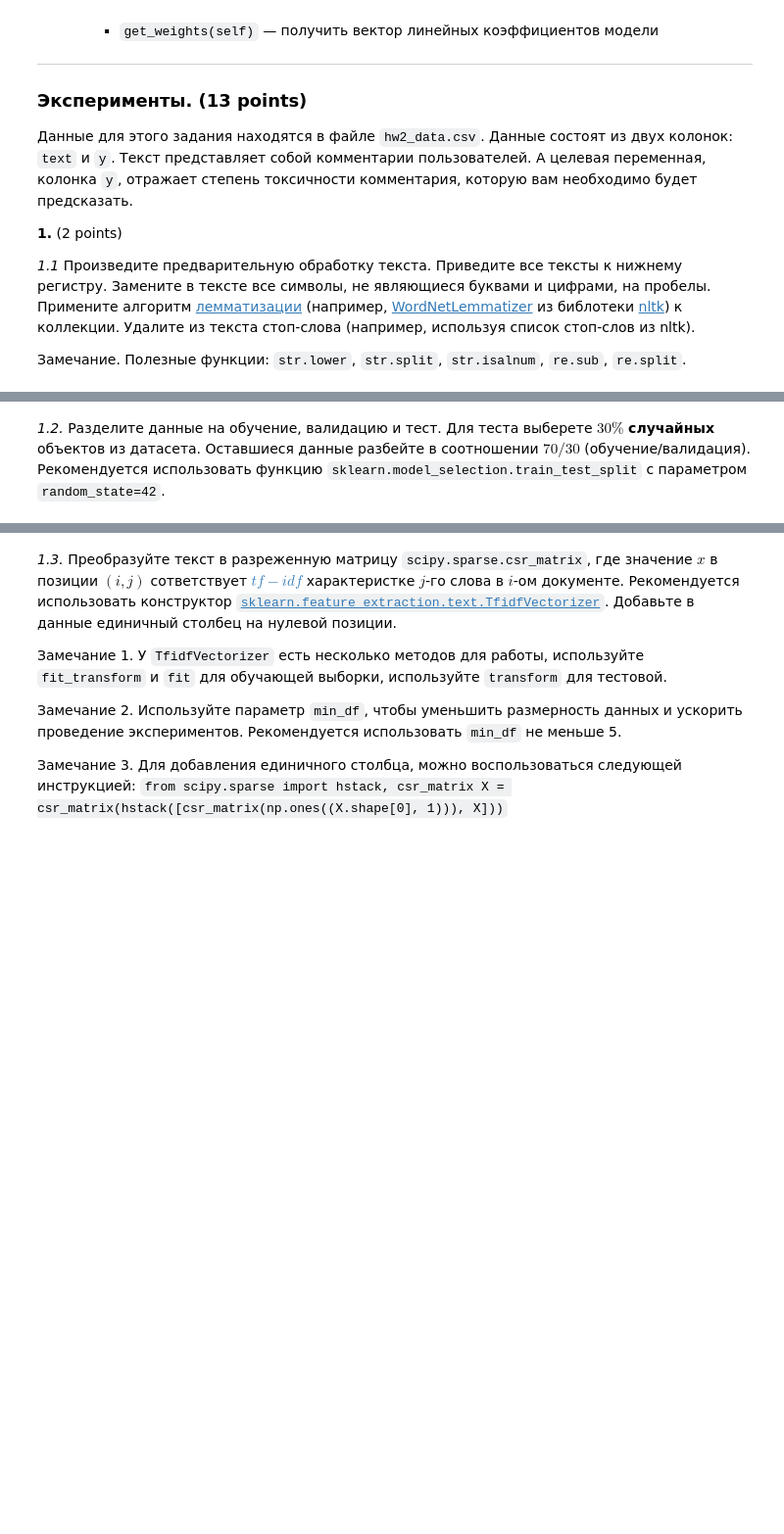
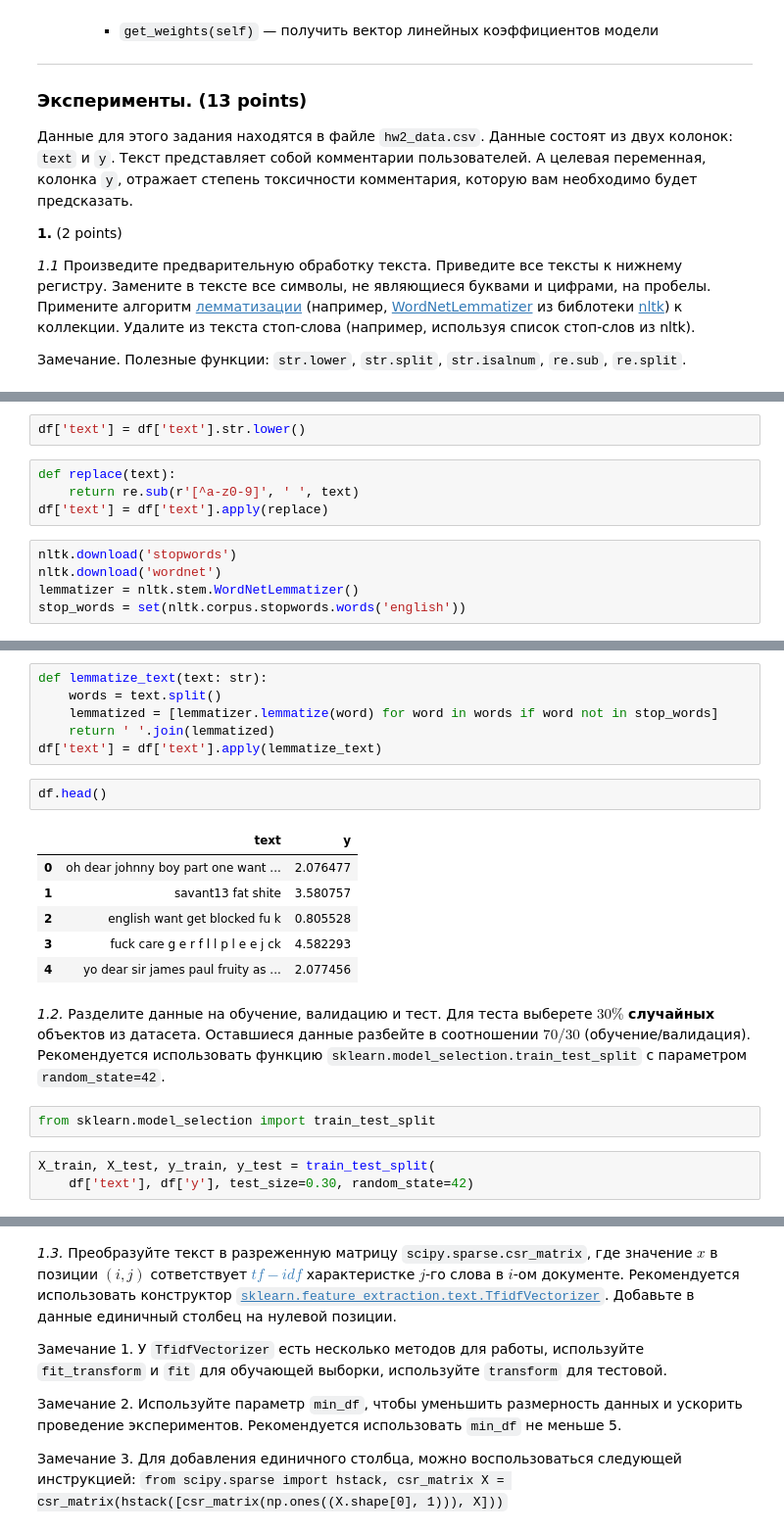
Before and after one commit to VictoryaChelina/ISP_ML1_2025_st, a Jupyter notebook: hw/hw2/ISP_HW2_LinearModel&Metrics.ipynb, the cells around one changed output, grey strips where cells are left out. Shown: that part at 98% size. Saved outputs shown, nothing was run; the diff lists cells and outputs as text; blank space fills up the shorter version.

```diff
--- a/hw/hw2/ISP_HW2_LinearModel&Metrics.ipynb
+++ b/hw/hw2/ISP_HW2_LinearModel&Metrics.ipynb
@@ -134,0 +142,11 @@ $$L(X,y,w, \lambda) = \dfrac{1}{N} \| Xw - y \|_2^2 + \lambda \|w\|_2^2$$
+# %%
+df['text'] = df['text'].str.lower()
+# %%
+def replace(text):
+    return re.sub(r'[^a-z0-9]', ' ', text)
+df['text'] = df['text'].apply(replace)
+# %%
+nltk.download('stopwords')
+nltk.download('wordnet')
+lemmatizer = nltk.stem.WordNetLemmatizer()
+stop_words = set(nltk.corpus.stopwords.words('english'))
@@ -135,2 +160,22 @@ $$L(X,y,w, \lambda) = \dfrac{1}{N} \| Xw - y \|_2^2 + \lambda \|w\|_2^2$$
+# %%
+def lemmatize_text(text: str):
+    words = text.split()
+    lemmatized = [lemmatizer.lemmatize(word) for word in words if word not in stop_words]
+    return ' '.join(lemmatized)
+df['text'] = df['text'].apply(lemmatize_text)
+# %%
+df.head()
+# %% [output]
+|  | text | y |
+| 0 | oh dear johnny boy part one want ... | 2.076477 |
+| 1 | savant13 fat shite | 3.580757 |
+| 2 | english want get blocked fu k | 0.805528 |
+| 3 | fuck care g e r f l l p l e e j ck | 4.582293 |
+| 4 | yo dear sir james paul fruity as ... | 2.077456 |
 # %% [markdown]
 *1.2.* Разделите данные на обучение, валидацию и тест. Для теста выберете $30\%$ __случайных__ объектов из датасета. Оставшиеся данные разбейте в соотношении $70/30$ (обучение/валидация). Рекомендуется использовать функцию ``sklearn.model_selection.train_test_split`` c параметром ``random_state=42``.
+# %%
+from sklearn.model_selection import train_test_split
+# %%
+X_train, X_test, y_train, y_test = train_test_split(
+    df['text'], df['y'], test_size=0.30, random_state=42)
```
Also changed, not shown: parts of 17 cells of this notebook.
